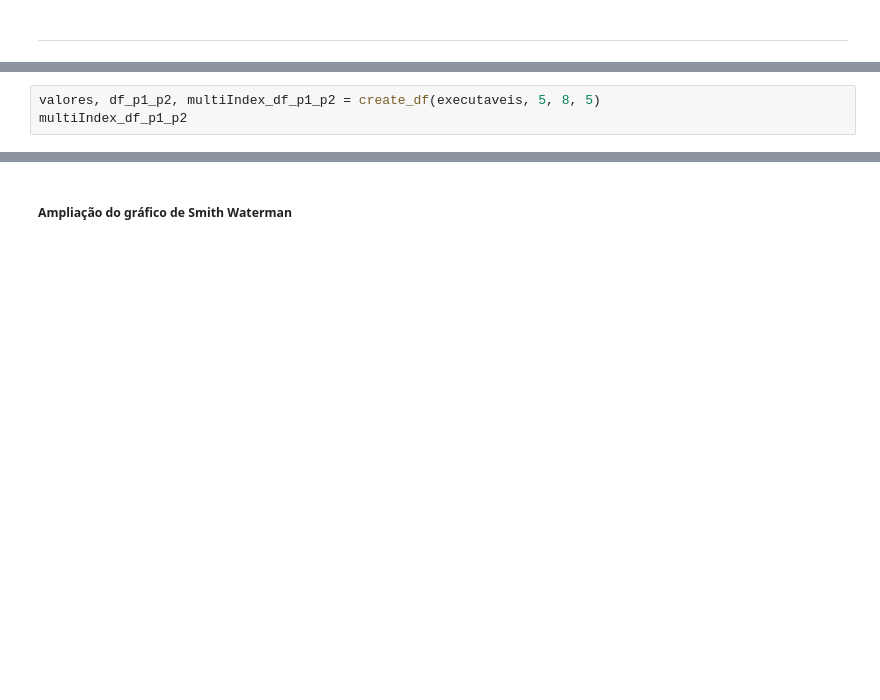
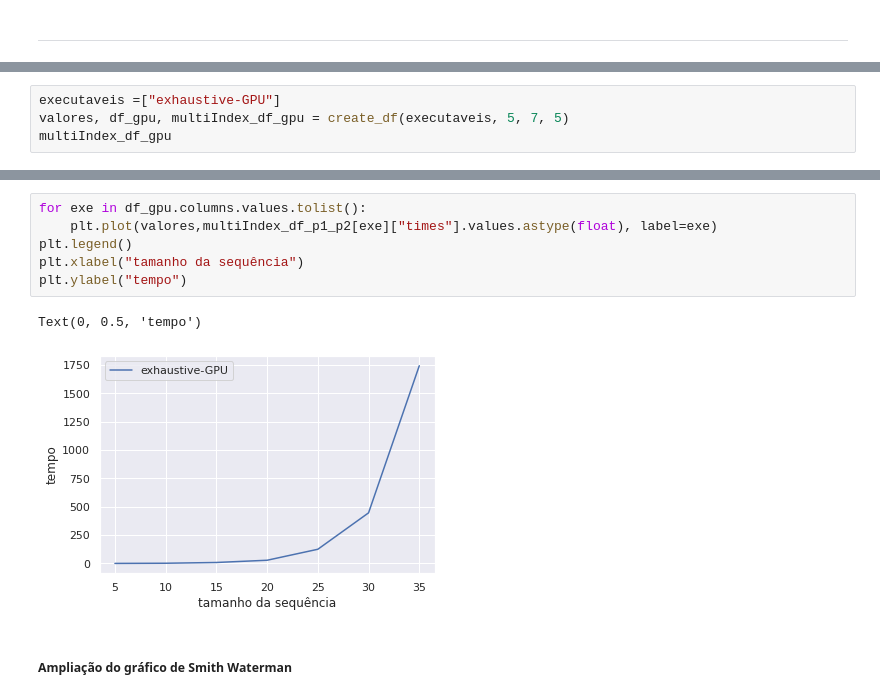
Before and after one commit to gabriellaec/ProjetosSupercomp, a Jupyter notebook: relatorio_final/relatorio-final.ipynb, the cells around one changed output, grey strips where cells are left out. Cells and saved outputs as stored; diff of their text form; blank space fills up the shorter version.

```diff
--- a/relatorio_final/relatorio-final.ipynb
+++ b/relatorio_final/relatorio-final.ipynb
@@ -410,3 +407,0 @@ executaveis =["exhaustive-GPU"]
-# %%
-valores, df_p1_p2, multiIndex_df_p1_p2 = create_df(executaveis, 5, 8, 5)
-multiIndex_df_p1_p2
@@ -424,0 +408,4 @@ multiIndex_df_p1_p2
+# %%
+executaveis =["exhaustive-GPU"]
+valores, df_gpu, multiIndex_df_gpu = create_df(executaveis, 5, 7, 5)
+multiIndex_df_gpu
@@ -425,3 +423,12 @@ multiIndex_df_p1_p2
+# %%
+for exe in df_gpu.columns.values.tolist():
+    plt.plot(valores,multiIndex_df_p1_p2[exe]["times"].values.astype(float), label=exe)
+plt.legend()
+plt.xlabel("tamanho da sequência")
+plt.ylabel("tempo")
+# %% [output]
+Text(0, 0.5, 'tempo')
+[figure, added]
 # %% [markdown]
 ##### Ampliação do gráfico de Smith Waterman
 # %%
```
Also changed, not shown: parts of 3 cells of this notebook, 2 other files.
